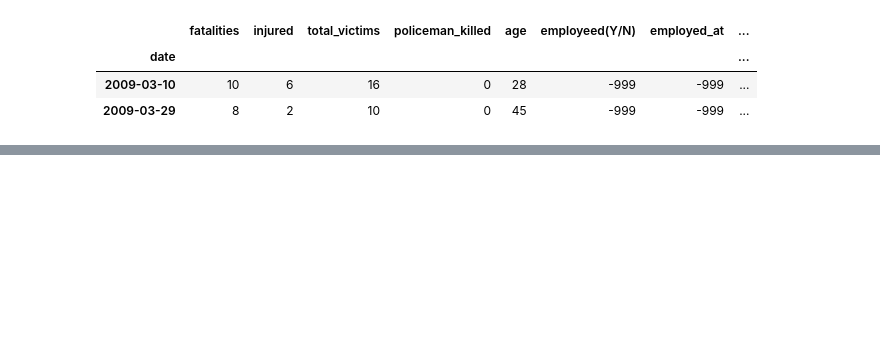
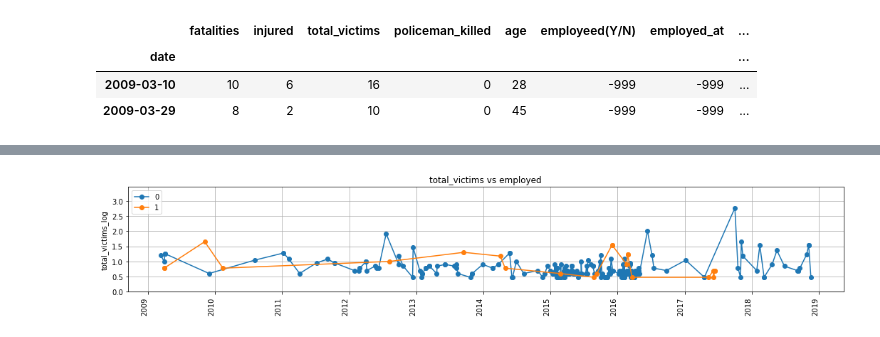
Before and after one commit to BinhKieu82/Springboard_Capstone2, a Jupyter notebook: notebooks/03_exploratory_data_analysis.ipynb, the cells around one changed output, grey strips where cells are left out. Saved outputs shown, nothing was run; the diff lists cells and outputs as text; code cells hidden in the pictures; blank space fills up the shorter version.

```diff
--- a/notebooks/03_exploratory_data_analysis.ipynb
+++ b/notebooks/03_exploratory_data_analysis.ipynb
@@ -119,0 +236,5 @@ memory usage: 40.0+ KB
+# %%
+plot_gb_time_series(mass_shooting, 'date', 'employeed(Y/N)', 'total_victims_log',
+                    figsize=(18, 3), title='total_victims vs employed')
+# %% [output]
+[figure, added]
```
Also changed, not shown: parts of 29 cells of this notebook, 3 other files.
